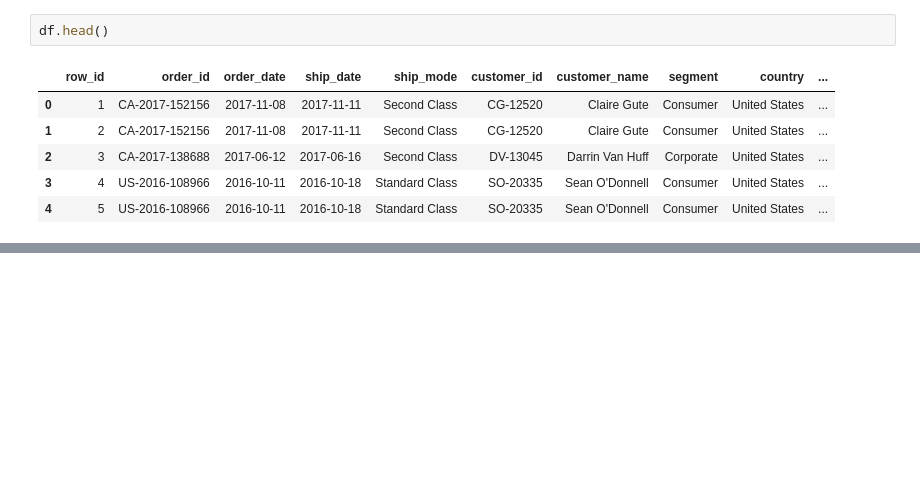
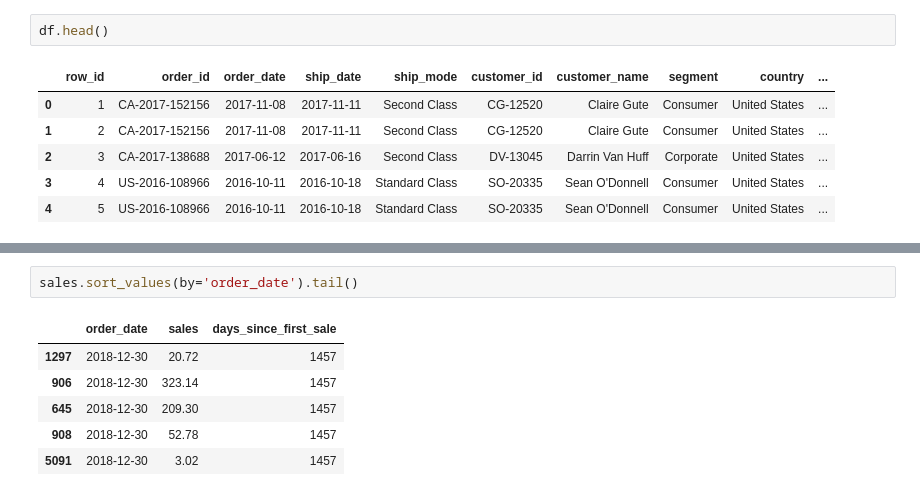
Before and after one commit to dlhaar/superstore, a Jupyter notebook: forecasting_sales.ipynb, the cells around one changed output, grey strips where cells are left out. Cells and saved outputs as stored; diff of their text form; blank space fills up the shorter version.

```diff
--- a/forecasting_sales.ipynb
+++ b/forecasting_sales.ipynb
@@ -46,0 +77,9 @@ fig.show()
+# %%
+sales.sort_values(by='order_date').tail()
+# %% [output]
+|  | order_date | sales | days_since_first_sale |
+| 1297 | 2018-12-30 | 20.72 | 1457 |
+| 906 | 2018-12-30 | 323.14 | 1457 |
+| 645 | 2018-12-30 | 209.30 | 1457 |
+| 908 | 2018-12-30 | 52.78 | 1457 |
+| 5091 | 2018-12-30 | 3.02 | 1457 |
```
Also changed, not shown: parts of 7 cells of this notebook, 1 other file.
